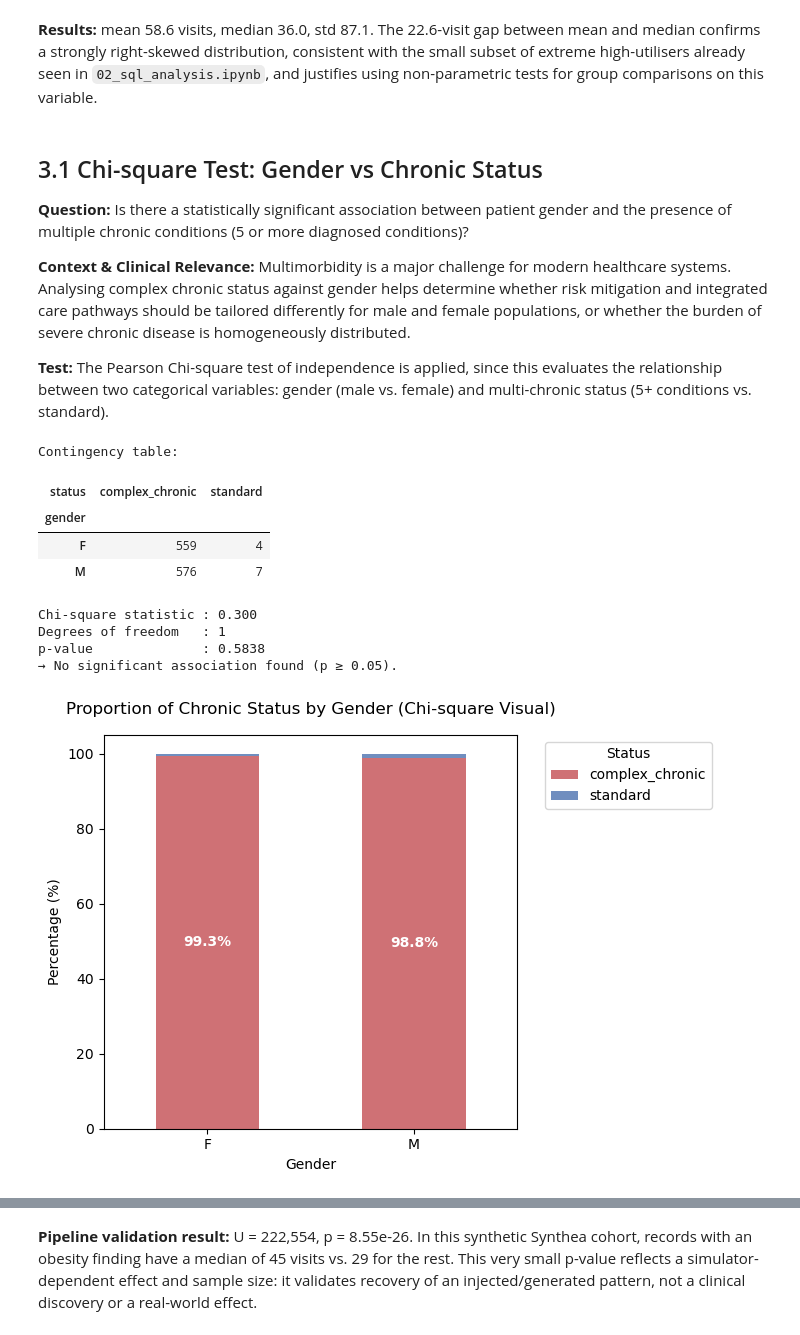
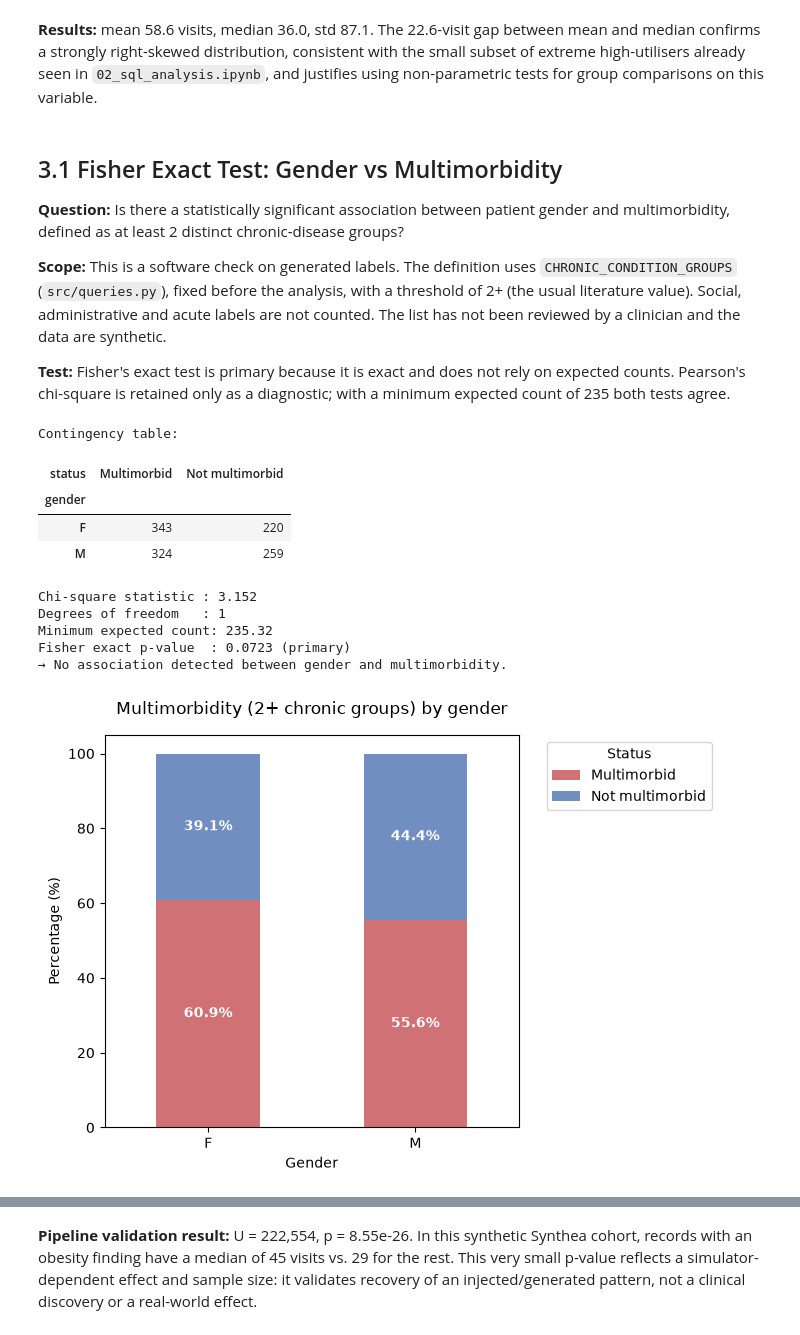
Before and after one commit to juliettebm/patient-pathway-analysis, a Jupyter notebook: notebooks/03_statistical_analysis.ipynb, the cells around one changed output, grey strips where cells are left out. Cells and saved outputs as stored; diff of their text form; code cells hidden in the pictures.

```diff
--- a/notebooks/03_statistical_analysis.ipynb
+++ b/notebooks/03_statistical_analysis.ipynb
@@ -146,78 +150,74 @@ Mean vs Median difference: 22.6 visits
 # %% [markdown]
 **Results:** mean 58.6 visits, median 36.0, std 87.1. The 22.6-visit gap between mean and median confirms a strongly right-skewed distribution, consistent with the small subset of extreme high-utilisers already seen in `02_sql_analysis.ipynb`, and justifies using non-parametric tests for group comparisons on this variable.
 # %% [markdown]
-## 3.1 Chi-square Test: Gender vs Chronic Status
+## 3.1 Fisher Exact Test: Gender vs Multimorbidity
 
-**Question:** Is there a statistically significant association between patient gender and the presence of multiple chronic conditions (5 or more diagnosed conditions)?
+**Question:** Is there a statistically significant association between patient gender and multimorbidity, defined as at least 2 distinct chronic-disease groups?
 
-**Context & Clinical Relevance:** Multimorbidity is a major challenge for modern healthcare systems. Analysing complex chronic status against gender helps determine whether risk mitigation and integrated care pathways should be tailored differently for male and female populations, or whether the burden of severe chronic disease is homogeneously distributed.
+**Scope:** This is a software check on generated labels. The definition uses `CHRONIC_CONDITION_GROUPS` (`src/queries.py`), fixed before the analysis, with a threshold of 2+ (the usual literature value). Social, administrative and acute labels are not counted. The list has not been reviewed by a clinician and the data are synthetic.
 
-**Test:** The Pearson Chi-square test of independence is applied, since this evaluates the relationship between two categorical variables: gender (male vs. female) and multi-chronic status (5+ conditions vs. standard).
+**Test:** Fisher's exact test is primary because it is exact and does not rely on expected counts. Pearson's chi-square is retained only as a diagnostic; with a minimum expected count of 235 both tests agree.
 # %%
-table = pd.read_sql("""
-    SELECT
-        p.gender,
-        CASE WHEN COUNT(c.condition_name) >= 5 THEN 'complex_chronic' ELSE 'standard' END AS status
-    FROM patients p
-    LEFT JOIN conditions c ON p.patient_id = c.patient_id
-    GROUP BY p.patient_id;
-""", conn)
+table = pd.read_sql(MULTIMORBIDITY, conn, params={"threshold": MULTIMORBIDITY_THRESHOLD})
 
 contingency = pd.crosstab(table["gender"], table["status"])
 print("Contingency table:")
 display(contingency)
 
 chi2, p_chi2, dof, expected = chi2_contingency(contingency)
+odds_ratio, p_fisher = stats.fisher_exact(contingency.to_numpy())
 
 print(f"\nChi-square statistic : {chi2:.3f}")
 print(f"Degrees of freedom   : {dof}")
-print(f"p-value              : {p_chi2:.4f}")
+print(f"Minimum expected count: {expected.min():.2f}")
+print(f"Fisher exact p-value  : {p_fisher:.4f} (primary)")
 
-if p_chi2 < 0.05:
-    print("→ Significant association between gender and chronic status (p < 0.05).")
+if p_fisher < 0.05:
+    print("→ Association between gender and multimorbidity (not clinical evidence).")
 else:
-    print("→ No significant association found (p ≥ 0.05).")
+    print("→ No association detected between gender and multimorbidity.")
 
 contingency_perc = contingency.div(contingency.sum(axis=1), axis=0) * 100
 fig, ax = plt.subplots(figsize=(7, 5))
 contingency_perc.plot(
     kind="bar",
     stacked=True,
-    color=["#C44E52", "#4C72B0"], # Rouge pour complex_chronic, Bleu pour standard
+    color=["#C44E52", "#4C72B0"],
     alpha=0.8,
     ax=ax
 )
 
-ax.set_title("Proportion of Chronic Status by Gender (Chi-square Visual)", fontsize=12, pad=15)
+ax.set_title("Multimorbidity (2+ chronic groups) by gender", fontsize=12, pad=15)
 ax.set_xlabel("Gender")
 ax.set_ylabel("Percentage (%)")
 ax.set_xticklabels(ax.get_xticklabels(), rotation=0) # Pour garder 'F' et 'M' bien droits
 ax.legend(title="Status", bbox_to_anchor=(1.05, 1), loc='upper left') # Légende décalée pour ne pas gêner
 
 for p in ax.patches:
     width, height = p.get_width(), p.get_height()
     x, y = p.get_xy()
     if height > 5: # On n'affiche le texte que si la barre est assez grande
         ax.text(x + width/2,
                 y + height/2,
                 f"{height:.1f}%",
                 ha='center',
                 va='center',
                 color='white',
                 fontweight='bold')
 
 plt.tight_layout()
 plt.savefig("../plots/assoc_gender_complex.png", dpi=300, bbox_inches="tight")
 plt.show()
 # %% [output]
 Contingency table:
-| status | complex_chronic | standard |
+| status | Multimorbid | Not multimorbid |
 | gender |  |  |
-| F | 559 | 4 |
-| M | 576 | 7 |
+| F | 343 | 220 |
+| M | 324 | 259 |
-Chi-square statistic : 0.300
+Chi-square statistic : 3.152
 Degrees of freedom   : 1
-p-value              : 0.5838
-→ No significant association found (p ≥ 0.05).
+Minimum expected count: 235.32
+Fisher exact p-value  : 0.0723 (primary)
+→ No association detected between gender and multimorbidity.
-[figure, old version]
+[figure, new version]
 # %% [markdown]
```
Also changed, not shown: parts of 14 cells of this notebook, 13 other files.
